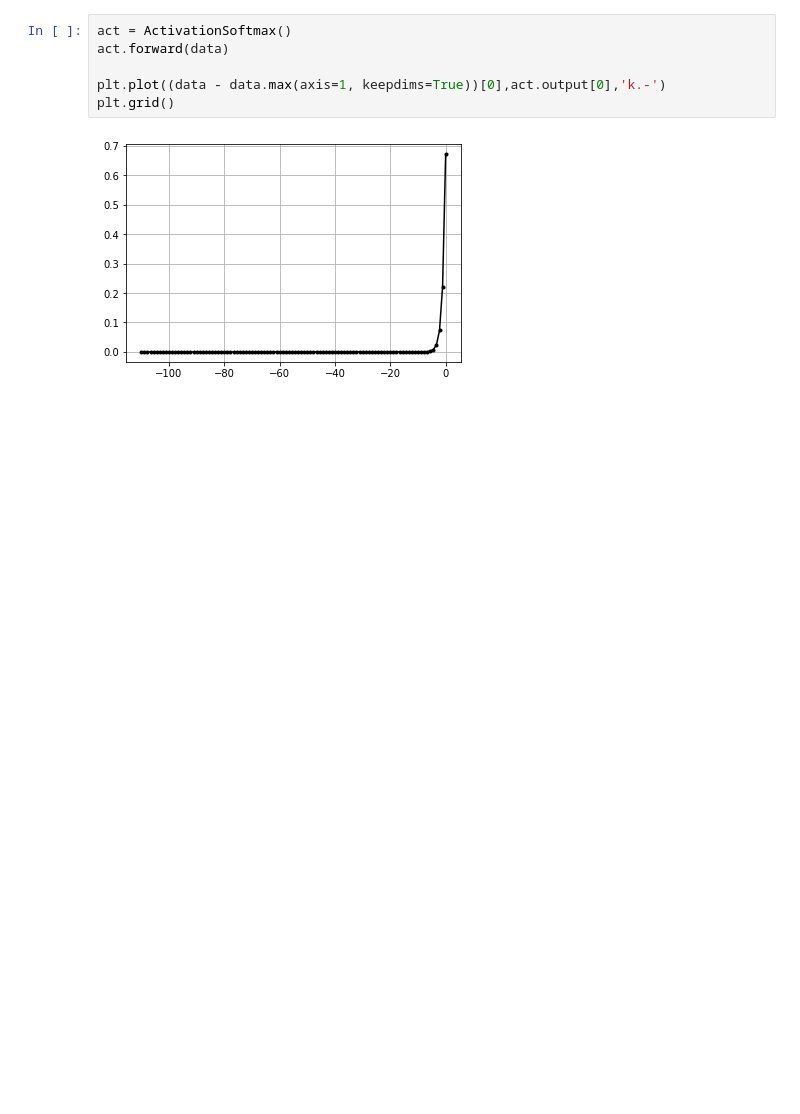
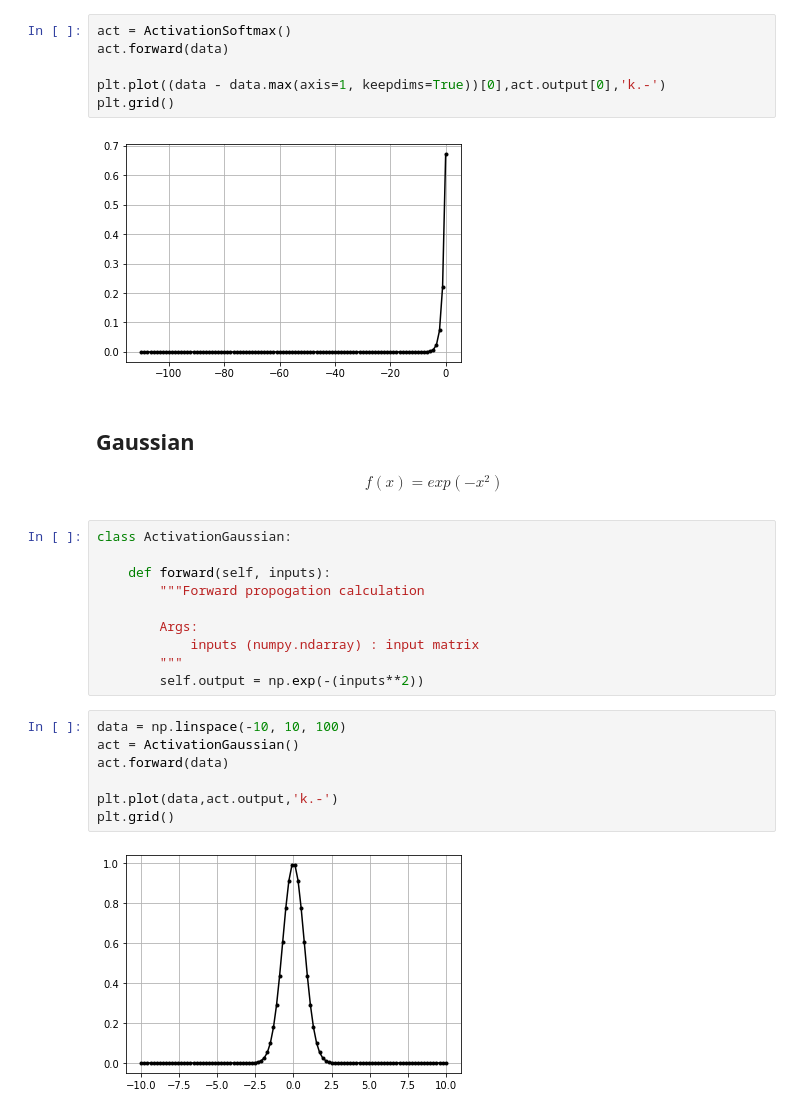
Before and after one commit to NishantBaheti/DeepLearningGuideBook, a Jupyter notebook: notebooks/activationfunc.ipynb, the cells around one changed output. Saved outputs shown, nothing was run; the diff lists cells and outputs as text; blank space fills up the shorter version.

```diff
--- a/notebooks/activationfunc.ipynb
+++ b/notebooks/activationfunc.ipynb
@@ -255,3 +236,28 @@ plt.plot((data - data.max(axis=1, keepdims=True))[0],act.output[0],'k.-')
 plt.grid()
 # %% [output]
 [figure]
+# %% [markdown]
+## Gaussian
+
+\begin{align}
+    f(x) = exp(-x^2)
+\end{align}
+# %%
+class ActivationGaussian:
+
+    def forward(self, inputs):
+        """Forward propogation calculation
+
+        Args:
+            inputs (numpy.ndarray) : input matrix
+        """
+        self.output = np.exp(-(inputs**2))
+# %%
+data = np.linspace(-10, 10, 100)
+act = ActivationGaussian()
+act.forward(data)
+
+plt.plot(data,act.output,'k.-')
+plt.grid()
+# %% [output]
+[figure, added]
```
Also changed, not shown: parts of 9 cells of this notebook, 1 other file.
